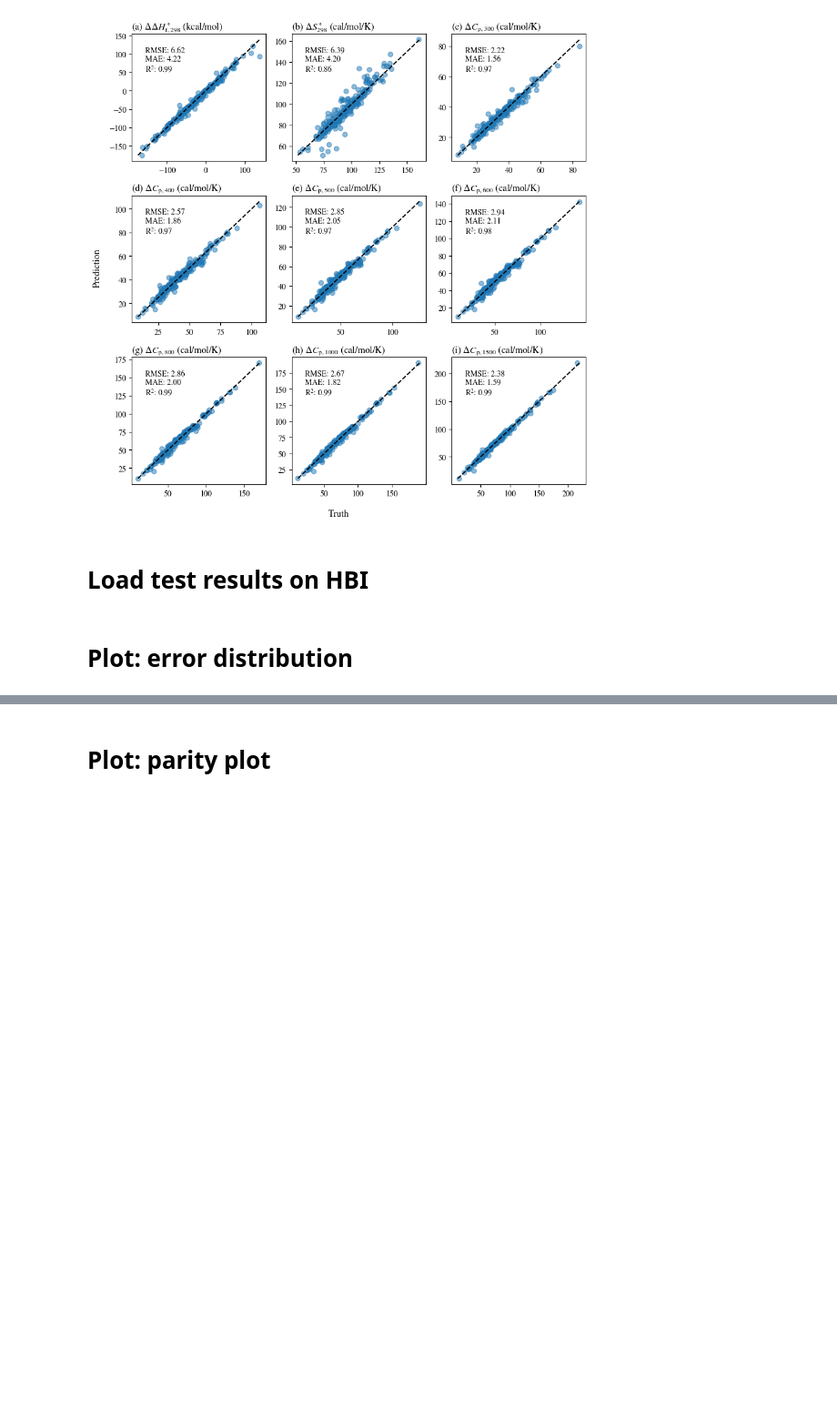
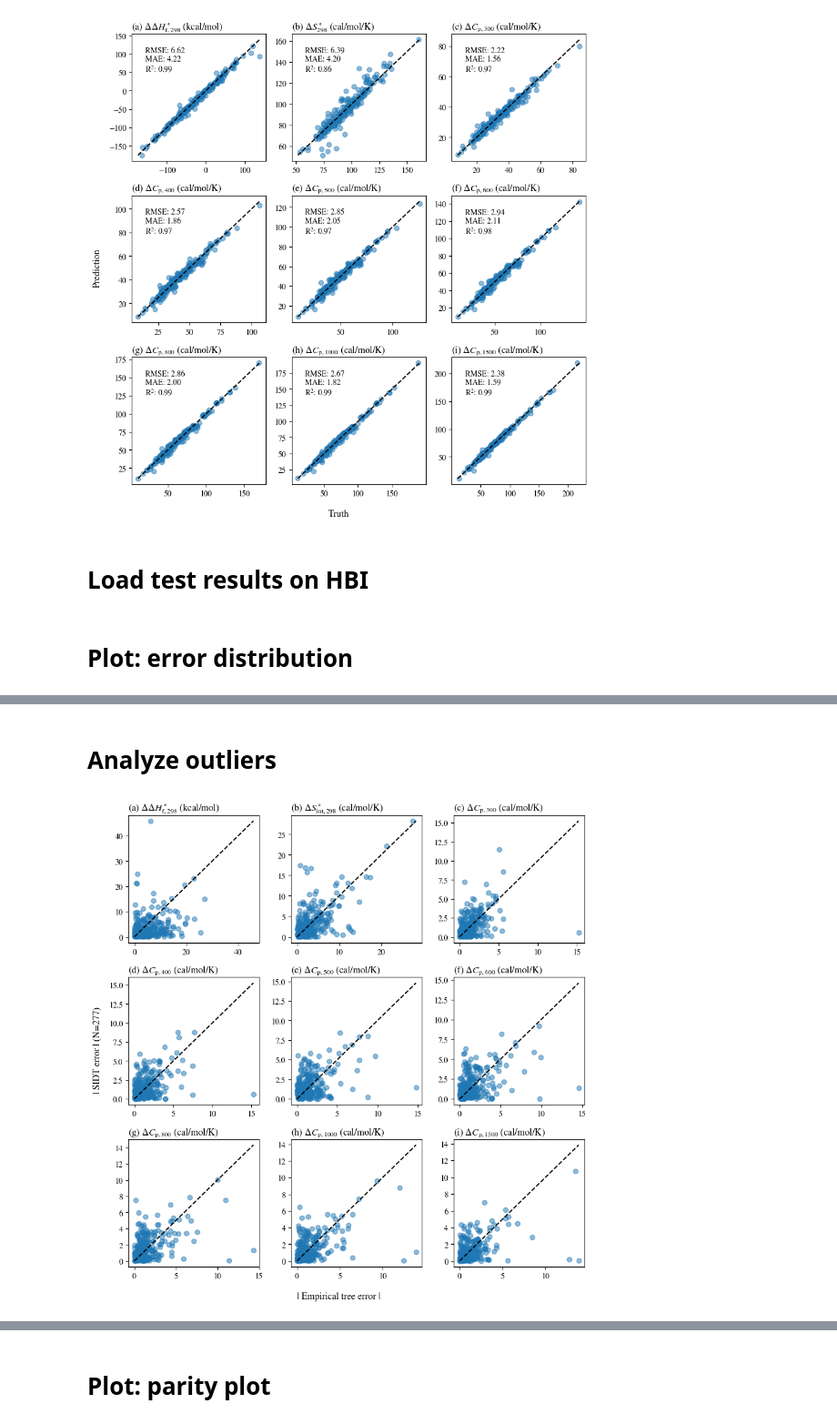
Before and after one commit to hwpang/RadicalTree, a Jupyter notebook: notebooks/8.4_compare_prediction.ipynb, the cells around one changed output, grey strips where cells are left out. Shown at 91% size. Drawn from its saved outputs; the diff is of its cells as text; code cells hidden in the pictures; blank space fills up the shorter version.

Commit message:
SIDT err vs. empirical err

```diff
--- a/notebooks/8.4_compare_prediction.ipynb
+++ b/notebooks/8.4_compare_prediction.ipynb
@@ -317,0 +322,61 @@ fig.savefig("../figures/empirical_retrained_vs_sidt_error_hist.pdf", bbox_inches
+# %% [markdown]
+# Analyze outliers
+# %%
+fig, axs = plt.subplots(nrows=3, ncols=3, figsize=(9, 9))
+bins = 20
+
+ax = axs.flat[0]
+label = "HBI_H298 (kcal/mol)"
+true_ys = test_df[label]
+pred_ys = empirical_df[label]
+empirical_errors = (pred_ys - true_ys).abs()
+
+true_ys = test_df[label]
+pred_ys = sidt_df[label]
+sidt_errors = (pred_ys - true_ys).abs()
+
+min_y = min(empirical_errors.min(), sidt_errors.min())
+max_y = max(empirical_errors.max(), sidt_errors.max())
+ax.scatter(empirical_errors, sidt_errors, alpha=0.5)
+ax.plot([min_y, max_y], [min_y, max_y], "k--")
+ax.set_title("(a) $\Delta\Delta H^\circ_\mathrm{f,298}$ (kcal/mol)", loc="left")
+
+ax = axs.flat[1]
+label = "HBI_Sint298 (cal/mol/K)"
+true_ys = test_df[label]
+pred_ys = empirical_df[label]
+empirical_errors = (pred_ys - true_ys).abs()
+
+true_ys = test_df[label]
+pred_ys = sidt_df[label]
+sidt_errors = (pred_ys - true_ys).abs()
+
+min_y = min(empirical_errors.min(), sidt_errors.min())
+max_y = max(empirical_errors.max(), sidt_errors.max())
+ax.scatter(empirical_errors, sidt_errors, alpha=0.5)
+ax.plot([min_y, max_y], [min_y, max_y], "k--")
+ax.set_title("(b) $\Delta S^\circ_\mathrm{int,298}$ (cal/mol/K)", loc="left")
+
+for i, (ax, T) in enumerate(zip(axs.flat[2:], Ts)):
+    label = f"HBI_Cp{T} (cal/mol/K)"
+    true_ys = test_df[label]
+    pred_ys = empirical_df[label]
+    empirical_errors = (pred_ys - true_ys).abs()
+
+    true_ys = test_df[label]
+    pred_ys = sidt_df[label]
+    sidt_errors = (pred_ys - true_ys).abs()
+
+    min_y = min(empirical_errors.min(), sidt_errors.min())
+    max_y = max(empirical_errors.max(), sidt_errors.max())
+    ax.scatter(empirical_errors, sidt_errors, alpha=0.5)
+    ax.plot([min_y, max_y], [min_y, max_y], "k--")
+    ax.set_title(f"({string.ascii_letters[2:][i]}) "+"$\Delta C_\mathrm{p,{" + str(T) + "}}$ (cal/mol/K)", loc="left")
+
+fig.supylabel("| SIDT error |"+f" (N={len(test_df.index)})")
+fig.supxlabel("| Empirical tree error |")
+
+fig.tight_layout()
+fig.savefig("../figures/empirical_error_vs_sidt_error_parity.pdf", bbox_inches="tight")
+# %% [output]
+[figure, added]
```
Also changed, not shown: parts of 8 cells of this notebook, 2 other files.
